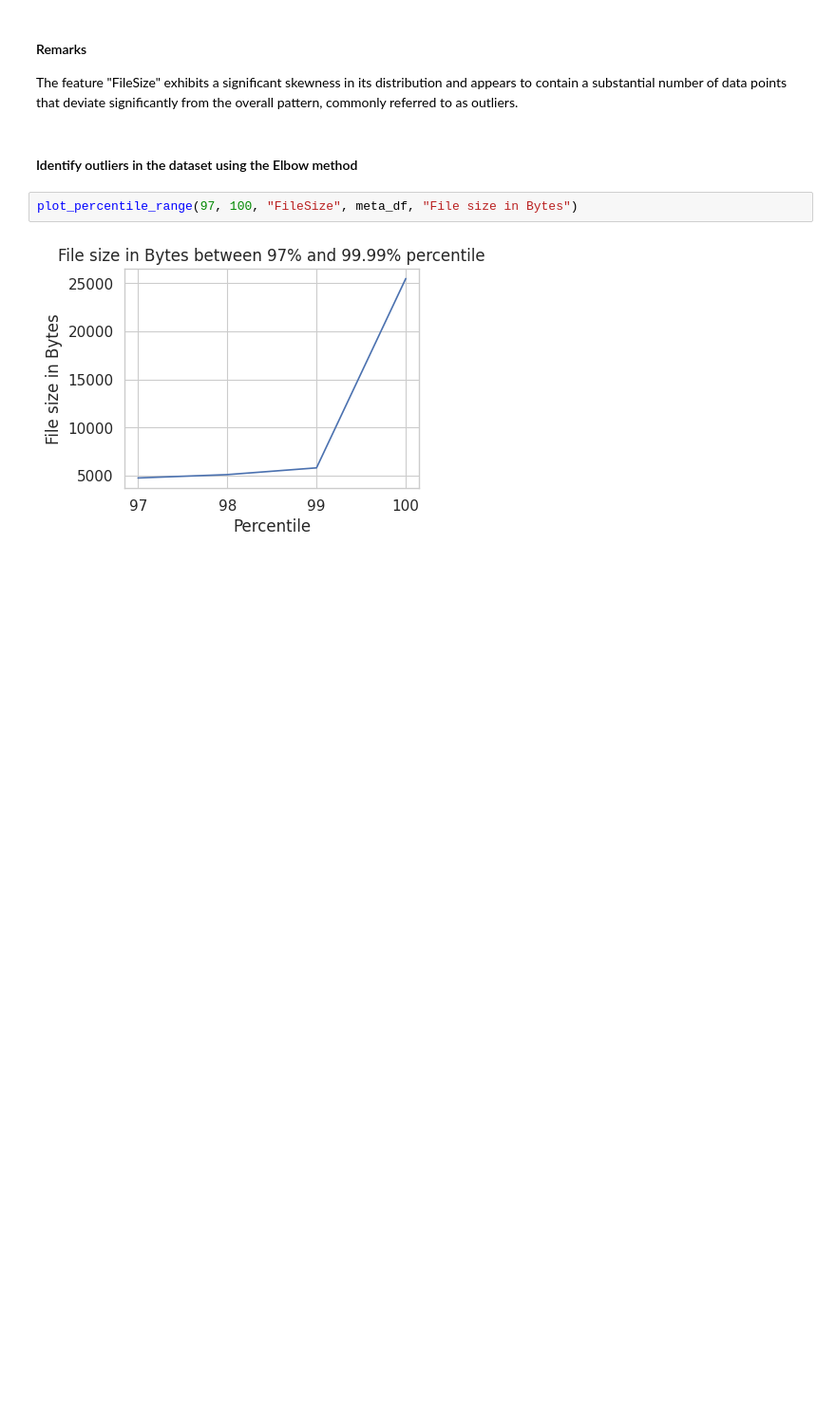
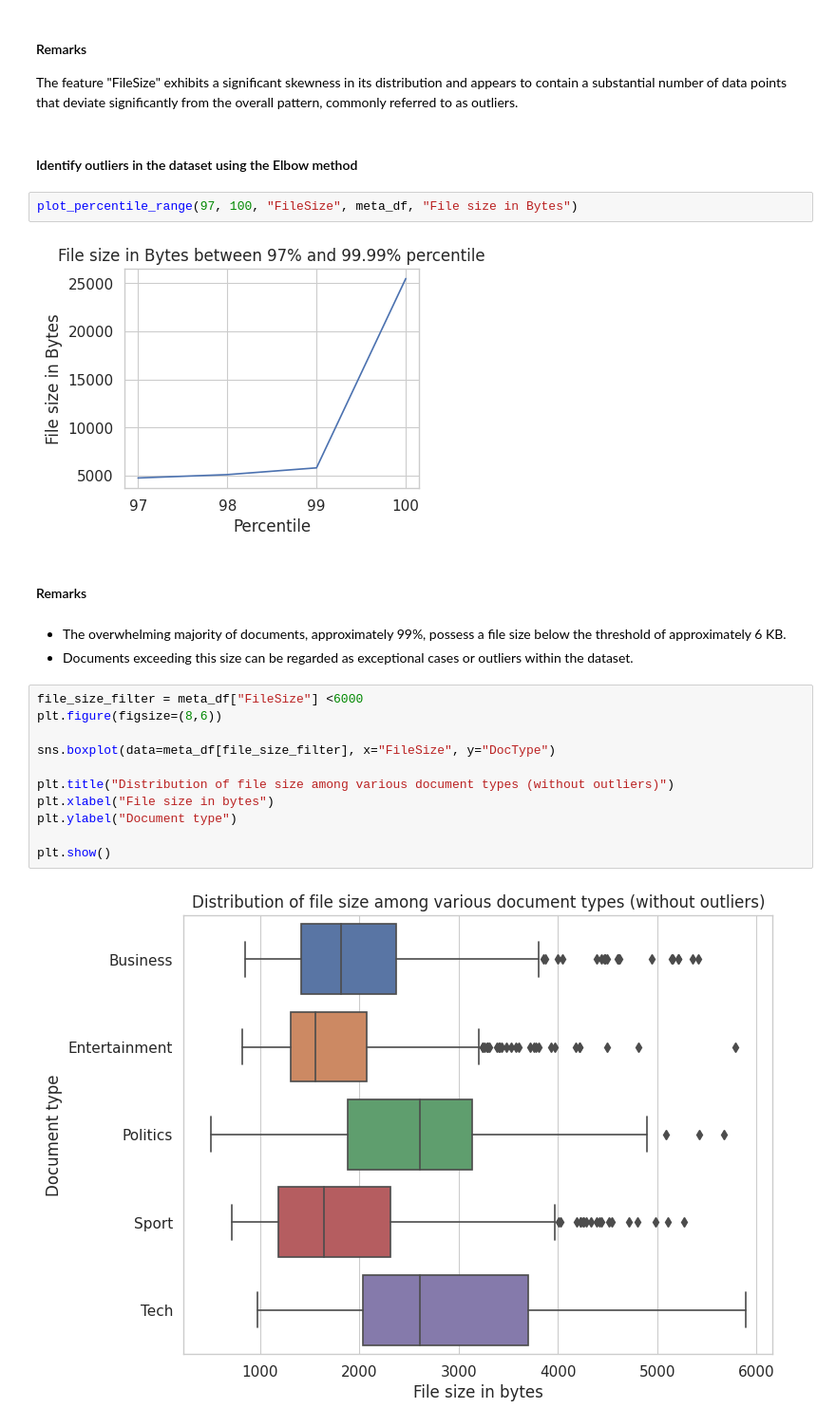
Before and after one commit to diaconumadalina/BBC-Text-classification, a Jupyter notebook: bbc-text-classification-1-text-preprocessing.ipynb, the cells around one changed output. Shown at 95% size. Cells and saved outputs as stored; diff of their text form; blank space fills up the shorter version.

```diff
--- a/bbc-text-classification-1-text-preprocessing.ipynb
+++ b/bbc-text-classification-1-text-preprocessing.ipynb
@@ -381,3 +383,21 @@ The feature "FileSize" exhibits a significant skewness in its distribution and a
 plot_percentile_range(97, 100, "FileSize", meta_df, "File size in Bytes")
 # %% [output]
 [figure]
+# %% [markdown]
+#### Remarks
+# %% [markdown]
+* The overwhelming majority of documents, approximately 99%, possess a file size below the threshold of approximately 6 KB.
+* Documents exceeding this size can be regarded as exceptional cases or outliers within the dataset.
+# %%
+file_size_filter = meta_df["FileSize"] <6000
+plt.figure(figsize=(8,6))
+
+sns.boxplot(data=meta_df[file_size_filter], x="FileSize", y="DocType")
+
+plt.title("Distribution of file size among various document types (without outliers)")
+plt.xlabel("File size in bytes")
+plt.ylabel("Document type")
+
+plt.show()
+# %% [output]
+[figure, added]
```
Also changed, not shown: parts of 10 cells of this notebook.
